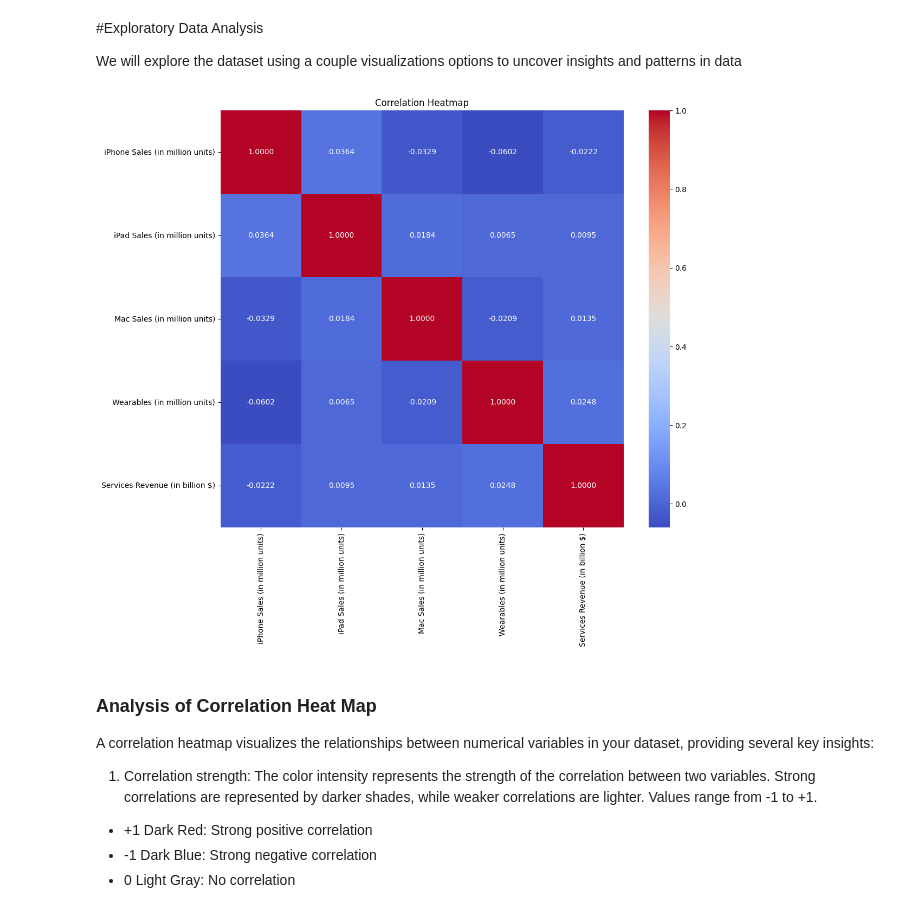
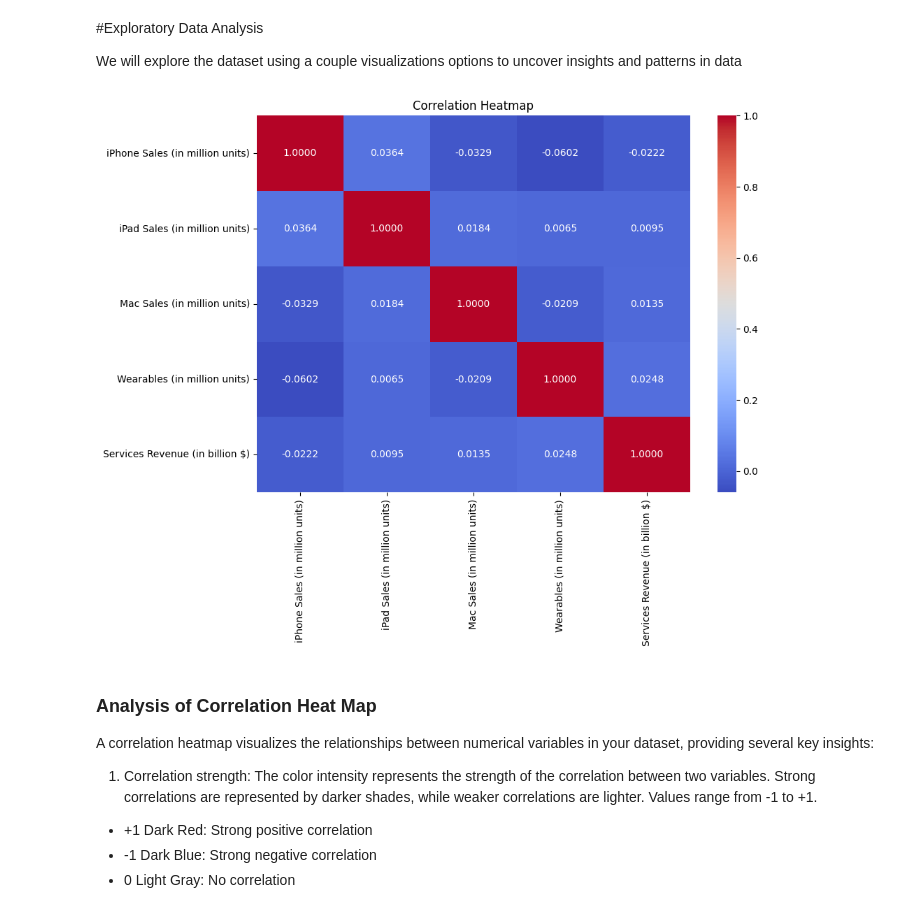
Before and after one commit to alexsjcho/apple-2024-sales-dataset, a Jupyter notebook: play.ipynb, the cells around one changed output. Saved outputs shown, nothing was run; the diff lists cells and outputs as text; code cells hidden in the pictures.

```diff
--- a/play.ipynb
+++ b/play.ipynb
@@ -130,12 +130,12 @@ We will explore the dataset using a couple visualizations options to uncover ins
 # %%
 ## Correlation heatmap
 numeric_df = df.select_dtypes(include=[np.number])
-plt.figure(figsize=(12, 10))
+plt.figure(figsize=(10, 7))
 sns.heatmap(numeric_df.corr(), annot=True, cmap='coolwarm', fmt='.4f')
 plt.title('Correlation Heatmap')
 plt.show()
 # %% [output]
-[figure, old version]
+[figure, new version]
 # %% [markdown]
 ### Analysis of Correlation Heat Map
 
```
Also changed, not shown: 6 other files.
